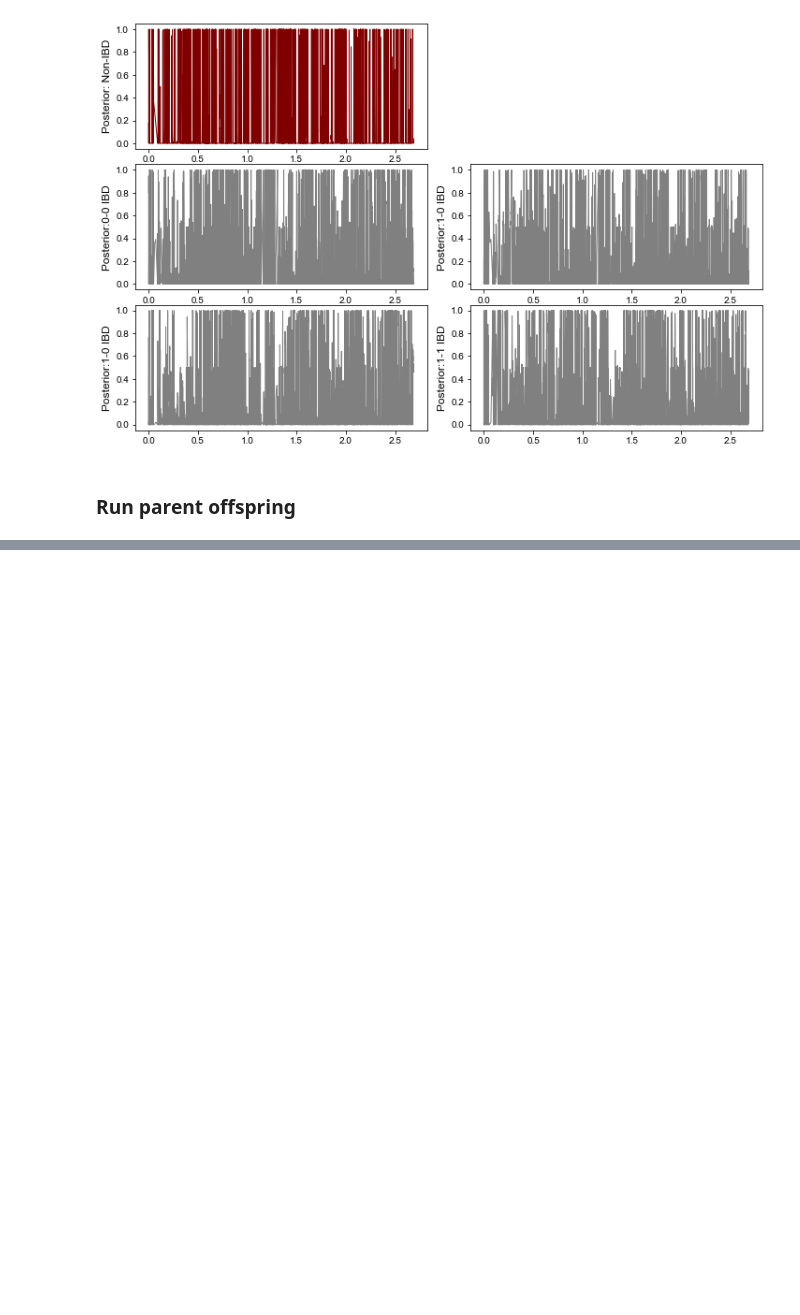
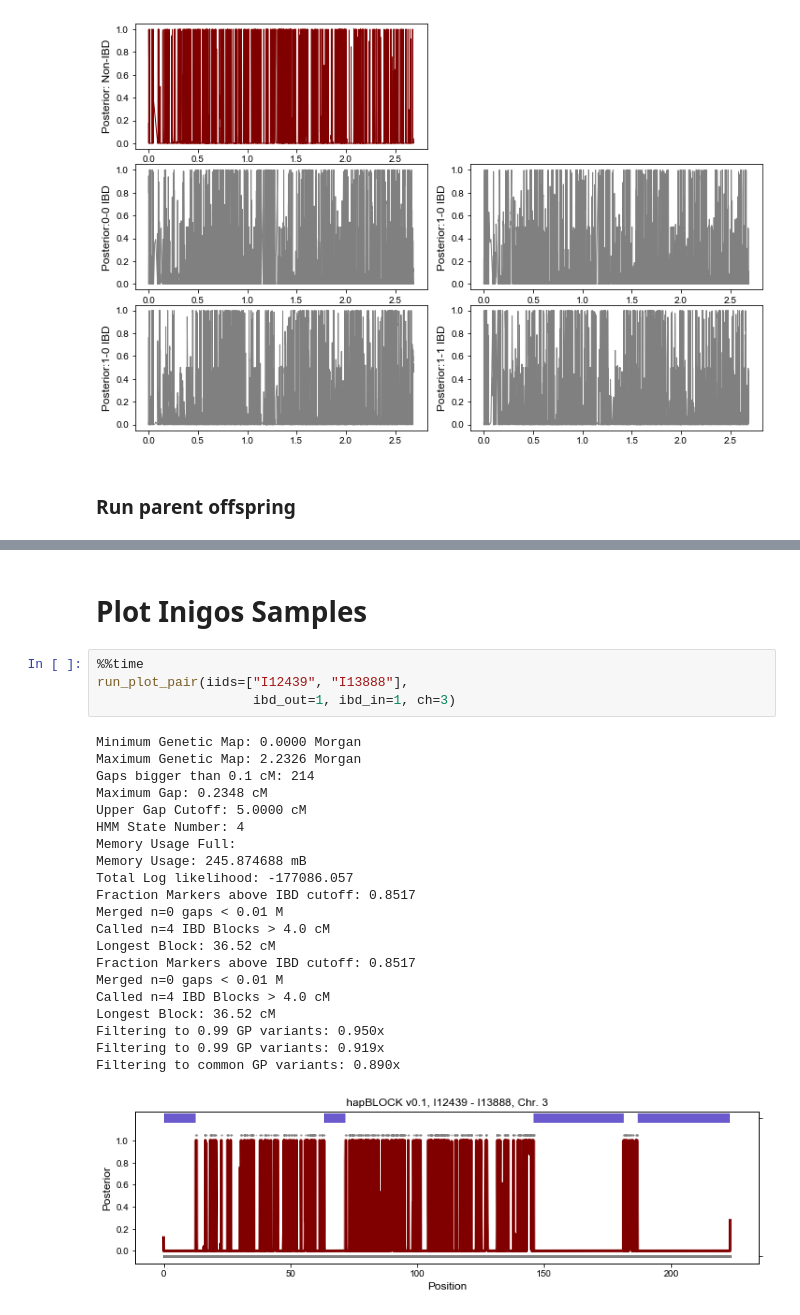
Before and after one commit to hringbauer/ancIBD, a Jupyter notebook: notebook/detect_snp_rel/ibd_analysis/run_pair_IBD.ipynb, the cells around one changed output, grey strips where cells are left out. Drawn from its saved outputs; the diff is of its cells as text; blank space fills up the shorter version.

```diff
--- a/notebook/detect_snp_rel/ibd_analysis/run_pair_IBD.ipynb
+++ b/notebook/detect_snp_rel/ibd_analysis/run_pair_IBD.ipynb
@@ -154,0 +200,28 @@ Wall time: 1.22 s
+# %% [markdown]
+# Plot Inigos Samples
+# %%
+%%time
+run_plot_pair(iids=["I12439", "I13888"],
+                    ibd_out=1, ibd_in=1, ch=3)
+# %% [output]
+Minimum Genetic Map: 0.0000 Morgan
+Maximum Genetic Map: 2.2326 Morgan
+Gaps bigger than 0.1 cM: 214
+Maximum Gap: 0.2348 cM
+Upper Gap Cutoff: 5.0000 cM
+HMM State Number: 4
+Memory Usage Full:
+Memory Usage: 245.874688 mB
+Total Log likelihood: -177086.057
+Fraction Markers above IBD cutoff: 0.8517
+Merged n=0 gaps < 0.01 M
+Called n=4 IBD Blocks > 4.0 cM
+Longest Block: 36.52 cM
+Fraction Markers above IBD cutoff: 0.8517
+Merged n=0 gaps < 0.01 M
+Called n=4 IBD Blocks > 4.0 cM
+Longest Block: 36.52 cM
+Filtering to 0.99 GP variants: 0.950x
+Filtering to 0.99 GP variants: 0.919x
+Filtering to common GP variants: 0.890x
+[figure, added]
```
Also changed, not shown: parts of 37 cells of this notebook, 8 other files.
